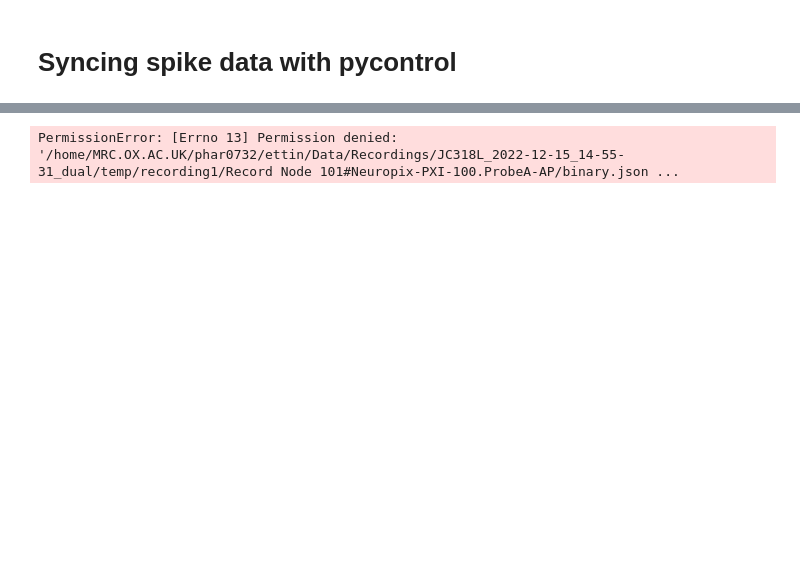
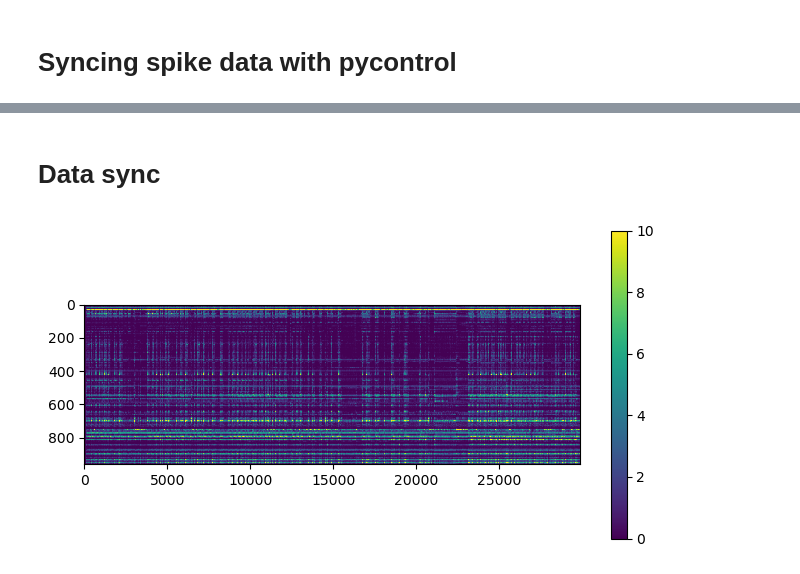
Before and after one commit to Magill-ASAP-team/trialexp, a Jupyter notebook: notebooks/workflow/Spike sync.ipynb, the cells around one changed output, grey strips where cells are left out. Drawn from its saved outputs; the diff is of its cells as text; code cells hidden in the pictures; blank space fills up the shorter version.

Commit message:
[notebook] add notebook to load sorting results and function to sync photometry and ephys

```diff
--- a/notebooks/workflow/Spike sync.ipynb
+++ b/notebooks/workflow/Spike sync.ipynb
@@ -16,5 +26,44 @@ path
+# %% [markdown]
+# Data sync
+# %%
+#load and create the sync object
+# sync to photometry data for now, but later probably should sync everything back to pycontrol
+
+photo_file = list((path.parents[1]/'pyphotometry').glob('*.ppd'))[0]
+photo_data = import_ppd(photo_file)
+photo_time = photo_data['pulse_times_2']
+rsync = create_sync_photo_ephys(photo_time, path.parent/'correct')
+assert rsync is not None
 # %%
 #load the spike extractor
-extractor = si.read_sorter_folder(path)
+probeA_sorting = si.load_extractor(path/'ProbeA')
-# %% [output]
-PermissionError: [Errno 13] Permission denied: '/home/MRC.OX.AC.UK/phar0732/ettin/Data/Recordings/JC318L_2022-12-15_14-55-31_dual/temp/recording1/Record Node 101#Neuropix-PXI-100.ProbeA-AP/binary.json ...
+# %%
+# Sync and  all the sorting to ms
+spike_times = []
+Fs = 30000
+max_time = 0
+for id in tqdm(probeA_sorting.get_unit_ids()):
+    spk_time = probeA_sorting.get_unit_spike_train(id)
+    spk_time = spk_time/Fs*1000
+    spk_time = rsync.A_to_B(spk_time)
+
+    if len(spk_time)>0:
+        max_time = max(max_time, spk_time[-1])
+    spike_times.append(spk_time)
+# %%
+# convert spike timing to firing rate
+bin_size = 100
+bins = np.arange(0, np.ceil(max_time+bin_size), bin_size) #make sure we cover every bin
+
+spike_rates = np.zeros((len(bins)-1, len(spike_times)))
+
+for i in tqdm(range(len(spike_times))):
+    count, _ = np.histogram(spike_times[i], bins)
+    spike_rates[:,i] = count * (1000/bin_size)
+# %%
+fig,ax = plt.subplots(1,1,figsize=(8,4))
+plt.imshow(spike_rates.T, vmax=10)
+plt.colorbar()
+ax.set_aspect(10)
+# %% [output]
+[figure, added]
```
Also changed, not shown: parts of 4 cells of this notebook, 1 other file.
